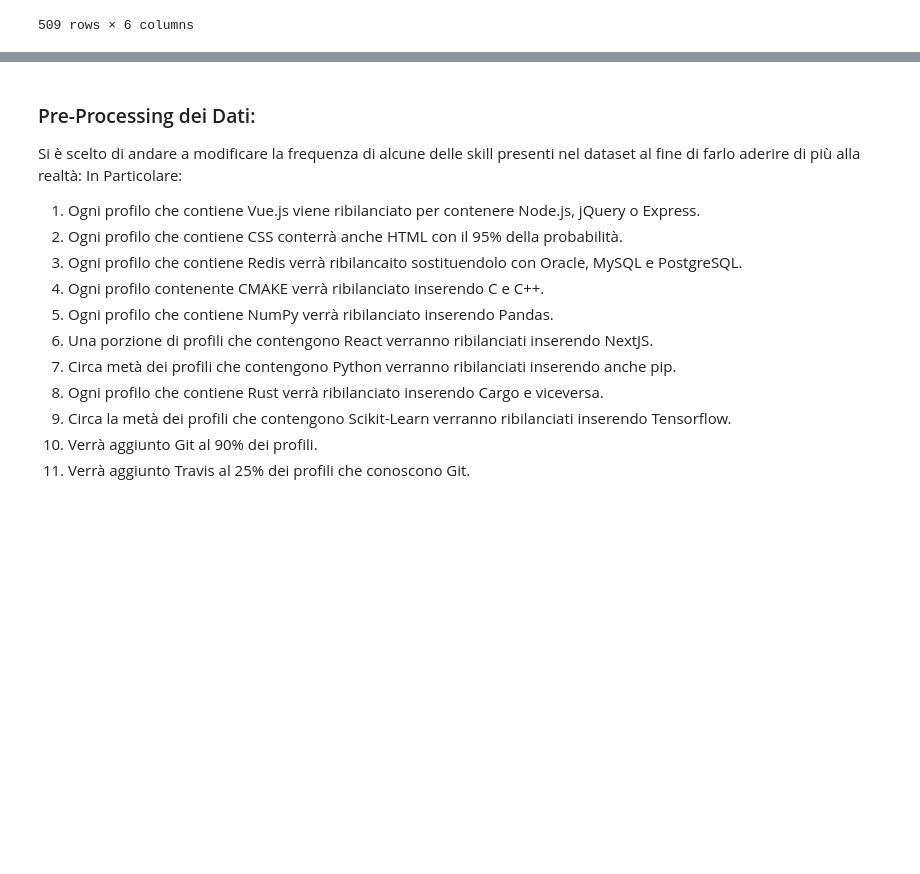
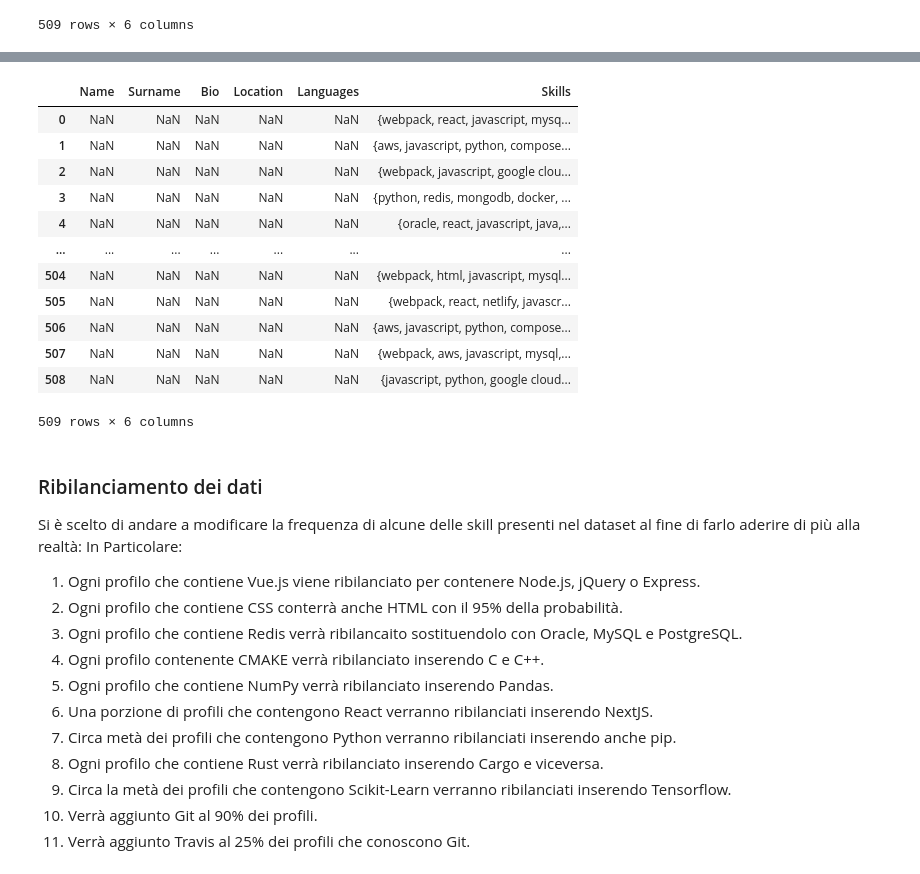
Before and after one commit to antoninoLorenzo/RecommenderSystem_TC, a Jupyter notebook: demo/notebooks/dev_profile_preparation.ipynb, the cells around one changed output, grey strips where cells are left out. Drawn from its saved outputs; the diff is of its cells as text; code cells hidden in the pictures; blank space fills up the shorter version.

Commit message:
creato developer_frame e filtrate skills non supportate

```diff
--- a/demo/notebooks/dev_profile_preparation.ipynb
+++ b/demo/notebooks/dev_profile_preparation.ipynb
@@ -162,5 +165,38 @@ plt.show()
+# %%
+from commons import remove_symbols, extract_symbols
+
+developer_frame = pd.DataFrame(columns=['Name', 'Surname', 'Bio', 'Location', 'Languages', 'Skills'])
+skills: list[set[str]] = []
+
+skills_list = [skill.lower() for skill in skills_frame['SKILL'].tolist()]
+for row in gpt_generated_frame.itertuples():
+    raw_skill_set = f'{row.progLang} {row.framework} {row.database} {row.tools} {row.cloud}'
+
+    sset = extract_symbols(
+        remove_symbols(raw_skill_set),
+        list(skills_list)
+    )
+    skills.append(sset)
+
+developer_frame['Skills'] = skills
+
+developer_frame
+# %% [output]
+|  | Name | Surname | Bio | Location | Languages | Skills |
+| 0 | NaN | NaN | NaN | NaN | NaN | {webpack, react, javascript, mysq... |
+| 1 | NaN | NaN | NaN | NaN | NaN | {aws, javascript, python, compose... |
+| 2 | NaN | NaN | NaN | NaN | NaN | {webpack, javascript, google clou... |
+| 3 | NaN | NaN | NaN | NaN | NaN | {python, redis, mongodb, docker, ... |
+| 4 | NaN | NaN | NaN | NaN | NaN | {oracle, react, javascript, java,... |
+| ... | ... | ... | ... | ... | ... | ... |
+| 504 | NaN | NaN | NaN | NaN | NaN | {webpack, html, javascript, mysql... |
+| 505 | NaN | NaN | NaN | NaN | NaN | {webpack, react, netlify, javascr... |
+| 506 | NaN | NaN | NaN | NaN | NaN | {aws, javascript, python, compose... |
+| 507 | NaN | NaN | NaN | NaN | NaN | {webpack, aws, javascript, mysql,... |
+| 508 | NaN | NaN | NaN | NaN | NaN | {javascript, python, google cloud... |
+509 rows × 6 columns
 # %% [markdown]
-### Pre-Processing dei Dati:
+### Ribilanciamento dei dati
 Si è scelto di andare a modificare la frequenza di alcune delle skill presenti nel dataset al fine di farlo aderire di più alla realtà:
 In Particolare:
 1. Ogni profilo che contiene Vue.js viene ribilanciato per contenere Node.js, jQuery o Express.
```
Also changed, not shown: parts of 5 cells of this notebook.
